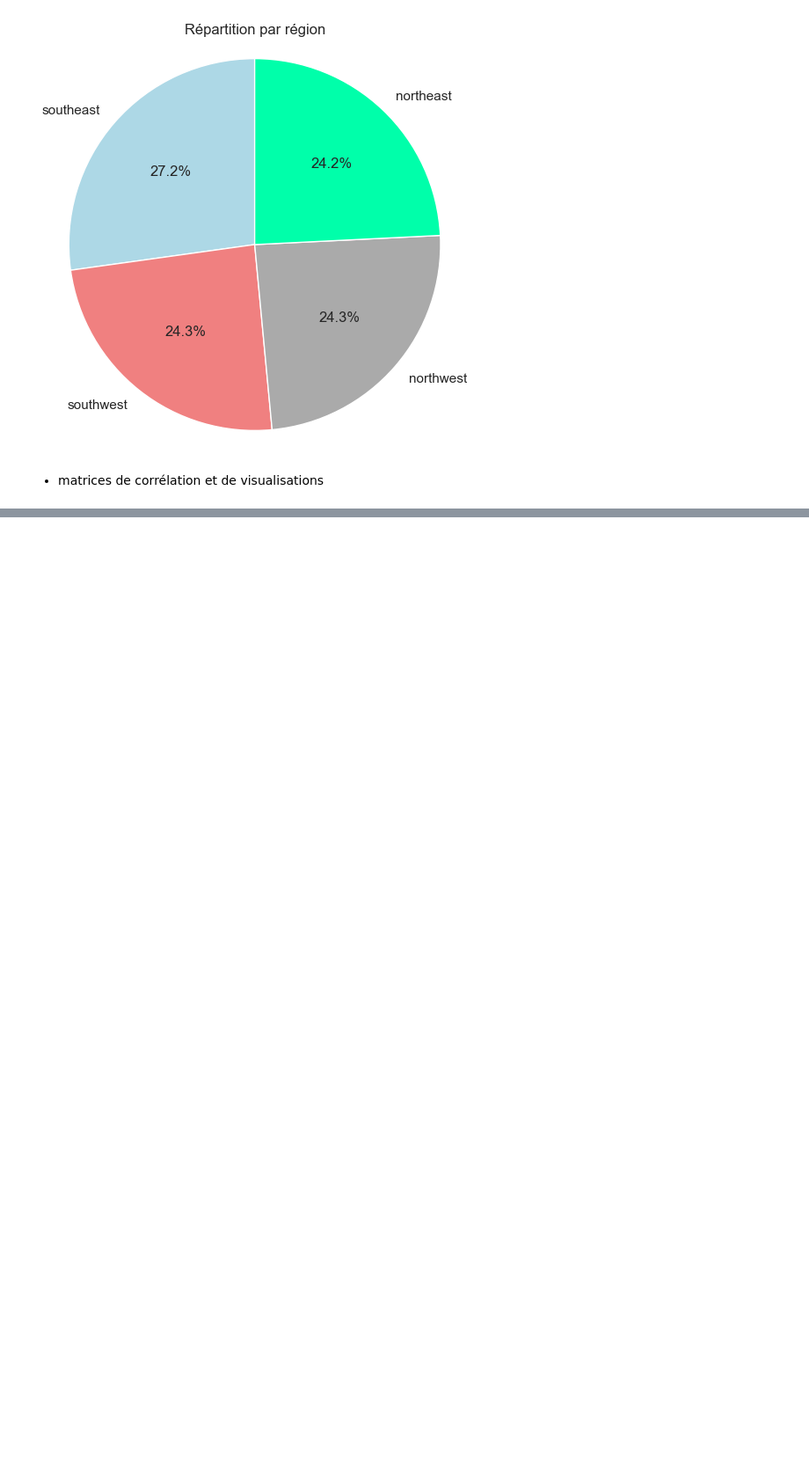
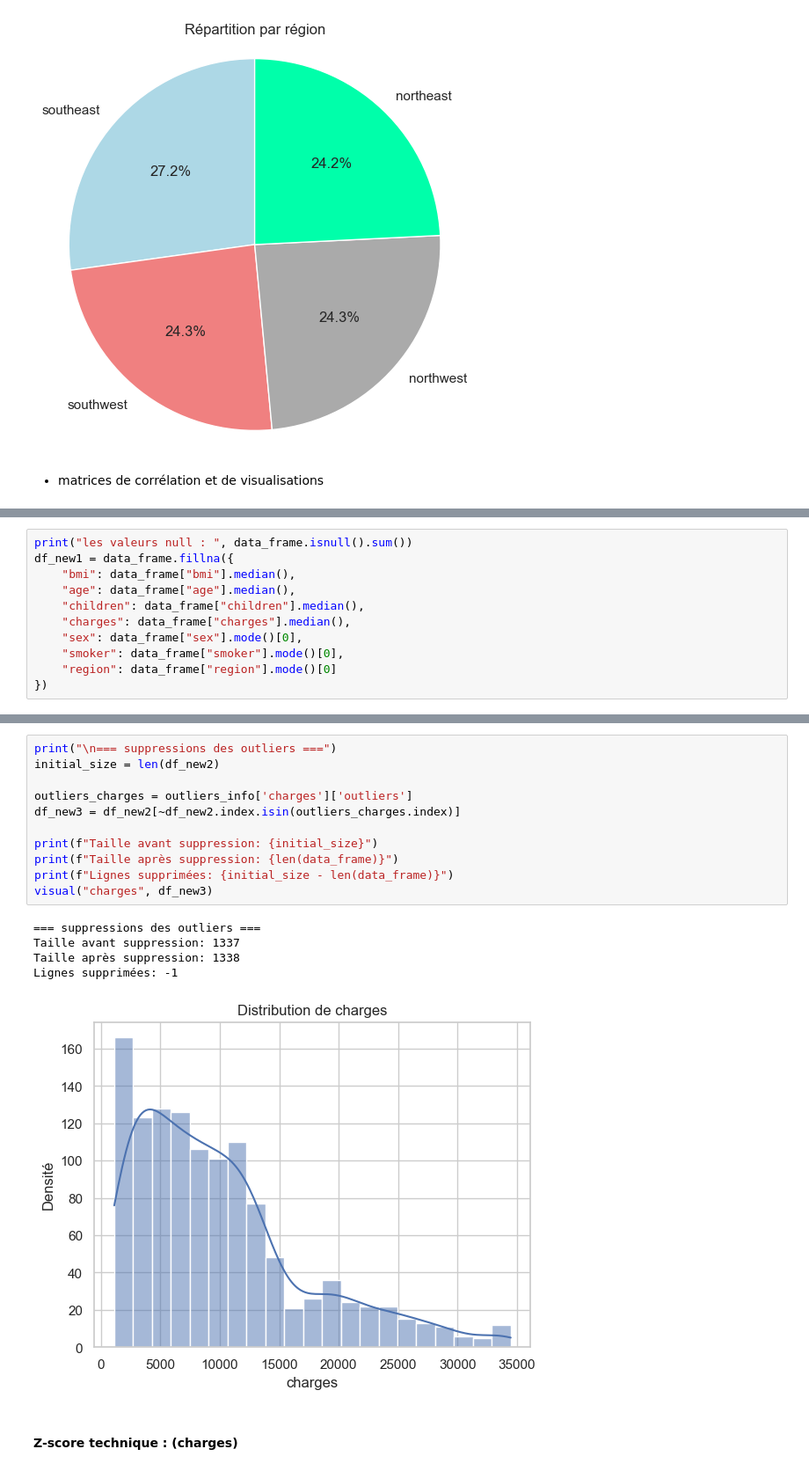
Before and after one commit to bouchramilo/medical-charges-prediction, a Jupyter notebook: analyse.ipynb, the cells around one changed output, grey strips where cells are left out. Shown at 88% size. Drawn from its saved outputs; the diff is of its cells as text; blank space fills up the shorter version.

```diff
--- a/analyse.ipynb
+++ b/analyse.ipynb
@@ -357,0 +360,11 @@ plt.show()
+# %%
+print("les valeurs null : ", data_frame.isnull().sum())
+df_new1 = data_frame.fillna({
+    "bmi": data_frame["bmi"].median(),
+    "age": data_frame["age"].median(),
+    "children": data_frame["children"].median(),
+    "charges": data_frame["charges"].median(),
+    "sex": data_frame["sex"].mode()[0],
+    "smoker": data_frame["smoker"].mode()[0],
+    "region": data_frame["region"].mode()[0]
+})
@@ -357,0 +487,19 @@ plt.show()
+# %%
+print("\n=== suppressions des outliers ===")
+initial_size = len(df_new2)
+
+outliers_charges = outliers_info['charges']['outliers']
+df_new3 = df_new2[~df_new2.index.isin(outliers_charges.index)]
+
+print(f"Taille avant suppression: {initial_size}")
+print(f"Taille après suppression: {len(data_frame)}")
+print(f"Lignes supprimées: {initial_size - len(data_frame)}")
+visual("charges", df_new3)
+# %% [output]
+=== suppressions des outliers ===
+Taille avant suppression: 1337
+Taille après suppression: 1338
+Lignes supprimées: -1
+[figure, added]
+# %% [markdown]
+#### Z-score technique : (charges)
```
Also changed, not shown: parts of 31 cells of this notebook, 2 other files.
